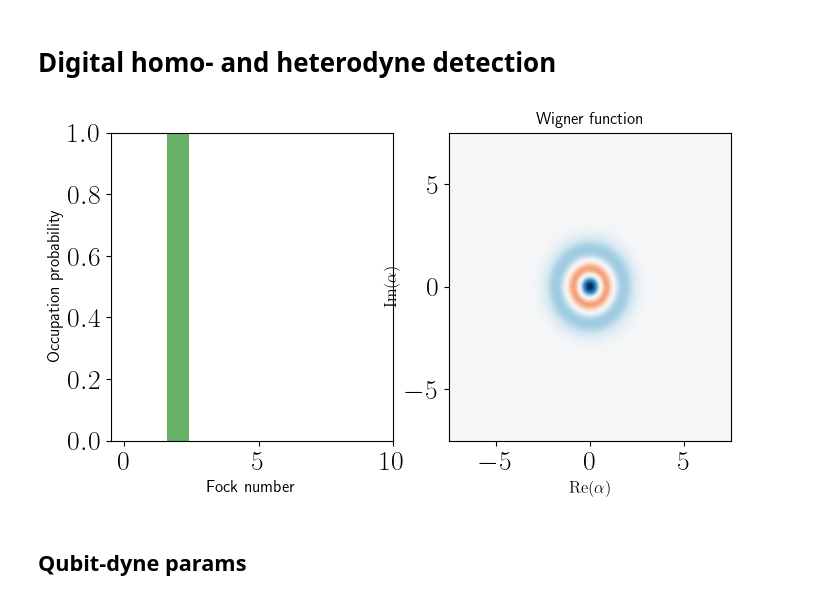
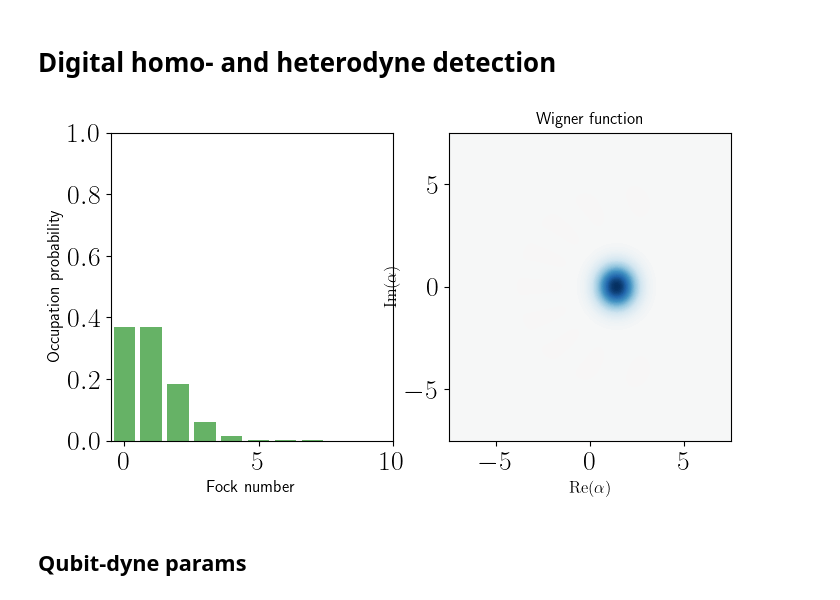
Before and after one commit to ingstra/qubitdyne, a Jupyter notebook: 221014 Qubit-dyne faster_mod2.ipynb, the cells around one changed output. Saved outputs shown, nothing was run; the diff lists cells and outputs as text; code cells hidden in the pictures.

```diff
--- a/221014 Qubit-dyne faster_mod2.ipynb
+++ b/221014 Qubit-dyne faster_mod2.ipynb
@@ -13,34 +13,34 @@ from mpl_toolkits.mplot3d import Axes3D
 # %%
 N=10
 
 idc = qeye(N)
 ida = qeye(2)
 a  = tensor(destroy(N), ida)
 adga = a.dag() * a
 sm = tensor(idc, destroy(2))
 sx = tensor(idc, sigmax())
 sy = tensor(idc, sigmay())
 sz = tensor(idc, sigmaz())
 
 
 N_cav = tensor(num(N), ida)
 
 proj0 = tensor(idc, basis(2,0).proj())
 proj1 = tensor(idc, basis(2,1).proj())
 
 
 initial_cavity = coherent(N, 1j*0.5)
 
-initial_cavity = fock(N,2)
+initial_cavity = coherent(N,1)
 
 psi0 = tensor(initial_cavity, basis(2,0))
 wigner_fock_distribution(initial_cavity);
 
 
 alpharef = np.sqrt(expect(N_cav, psi0))
 n_init = expect(N_cav, psi0)
 # %% [output]
-[figure, old version]
+[figure, new version]
 # %%
 def dispop(alpha):
     op = alpha * a.dag() - np.conj(alpha) * a
```
Also changed, not shown: parts of 10 cells of this notebook.
